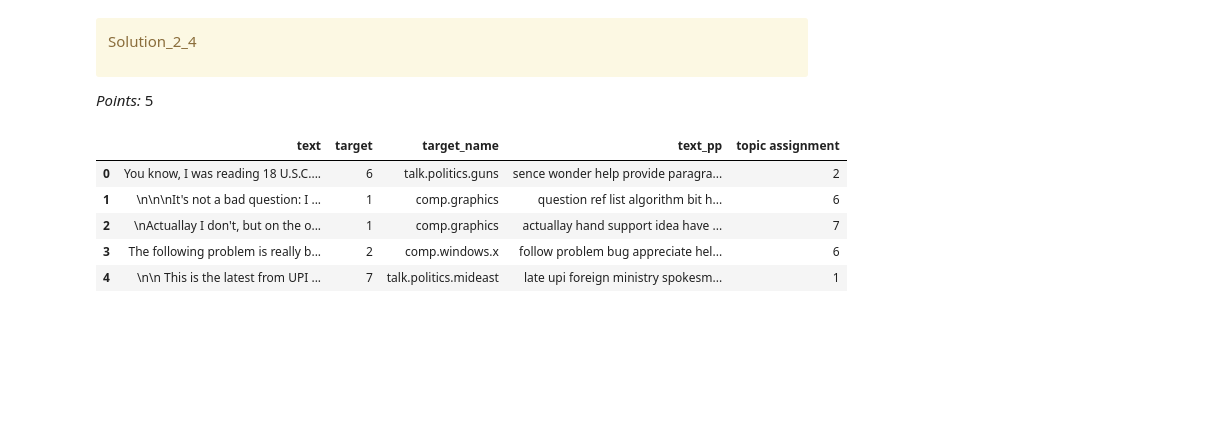
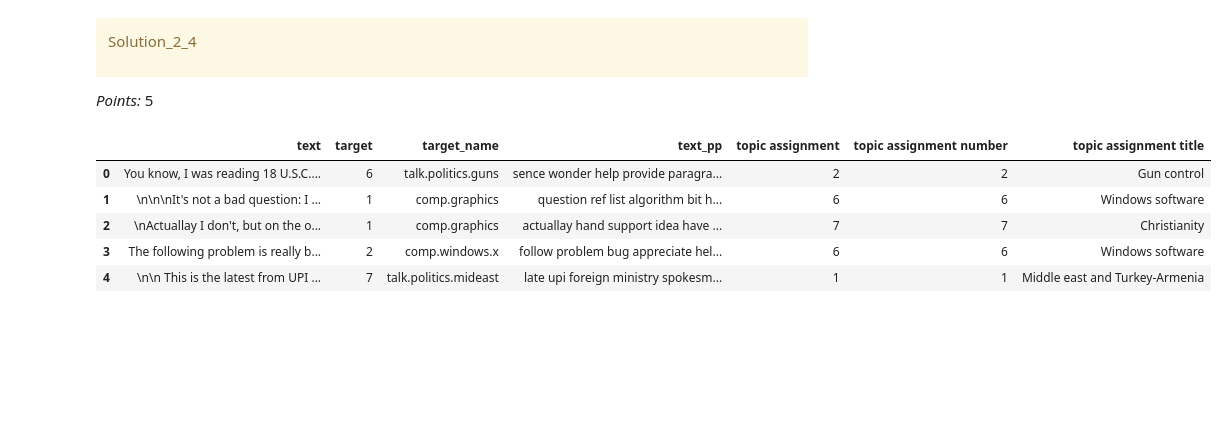
Before and after one commit to stevancv/330_hw7, a Jupyter notebook: hw7.ipynb, the cells around one changed output. Drawn from its saved outputs; the diff is of its cells as text; code cells hidden in the pictures.

```diff
--- a/hw7.ipynb
+++ b/hw7.ipynb
@@ -649,13 +649,14 @@ Topic 8 :
 god, believe, jesus, christian, church, question, way, mean, life, bible
 # %%
 # Topic 1: Hockey
-# Topic 2: Middle east and Turkey-Armania
+# Topic 2: Middle east and Turkey-Armenia
 # Topic 3: Gun control
 # Topic 4: Isreal and Middle east conflict
 # Topic 5: Computer Graphics
 # Topic 6: Hockey
 # Topic 7: Windoes software
 # Topic 8: Christianity
+arr = ['Hockey', 'Middle east and Turkey-Armenia', 'Gun control', 'Isreal and Middle east conflict', 'Computer Graphics', 'Hockey', 'Windows software', 'Christianity']
 # %% [markdown]
 <!-- END QUESTION -->
 
@@ -678,15 +679,16 @@ Solution_2_4
 _Points:_ 5
 # %%
 doc_topic = model.transform(X)
-df["topic assignment"] = doc_topic.argmax(axis=1)
+df["topic assignment number"] = doc_topic.argmax(axis=1)
+df["topic assignment title"] = df["topic assignment number"].map(dict(enumerate(arr)))
 df.head()
 # %% [output]
-|  | text | target | target_name | text_pp | topic assignment |
-| 0 | You know, I was reading 18 U.S.C.... | 6 | talk.politics.guns | sence wonder help provide paragra... | 2 |
-| 1 | \n\n\nIt's not a bad question: I ... | 1 | comp.graphics | question ref list algorithm bit h... | 6 |
-| 2 | \nActuallay I don't, but on the o... | 1 | comp.graphics | actuallay hand support idea have ... | 7 |
-| 3 | The following problem is really b... | 2 | comp.windows.x | follow problem bug appreciate hel... | 6 |
-| 4 | \n\n This is the latest from UPI ... | 7 | talk.politics.mideast | late upi foreign ministry spokesm... | 1 |
+|  | text | target | target_name | text_pp | topic assignment | topic assignment number | topic assignment title |
+| 0 | You know, I was reading 18 U.S.C.... | 6 | talk.politics.guns | sence wonder help provide paragra... | 2 | 2 | Gun control |
+| 1 | \n\n\nIt's not a bad question: I ... | 1 | comp.graphics | question ref list algorithm bit h... | 6 | 6 | Windows software |
+| 2 | \nActuallay I don't, but on the o... | 1 | comp.graphics | actuallay hand support idea have ... | 7 | 7 | Christianity |
+| 3 | The following problem is really b... | 2 | comp.windows.x | follow problem bug appreciate hel... | 6 | 6 | Windows software |
+| 4 | \n\n This is the latest from UPI ... | 7 | talk.politics.mideast | late upi foreign ministry spokesm... | 1 | 1 | Middle east and Turkey-Armenia |
 # %% [markdown]
 <!-- END QUESTION -->
 
```
